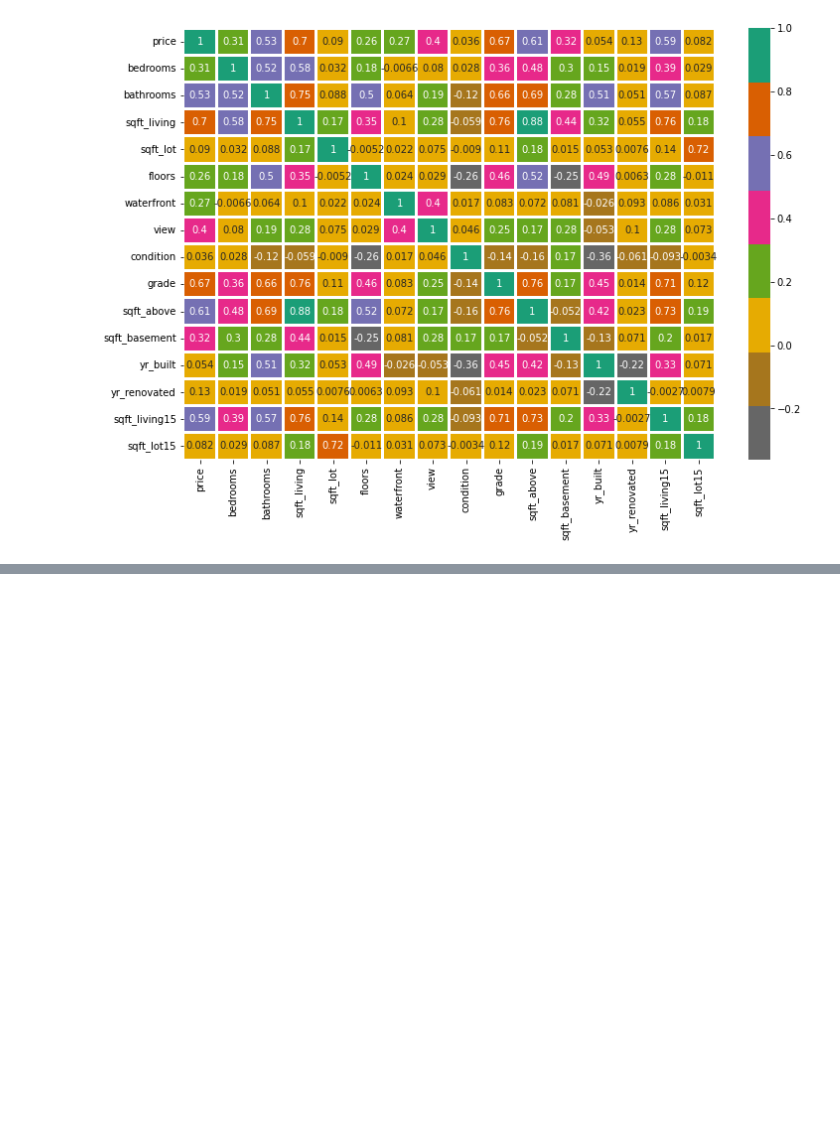
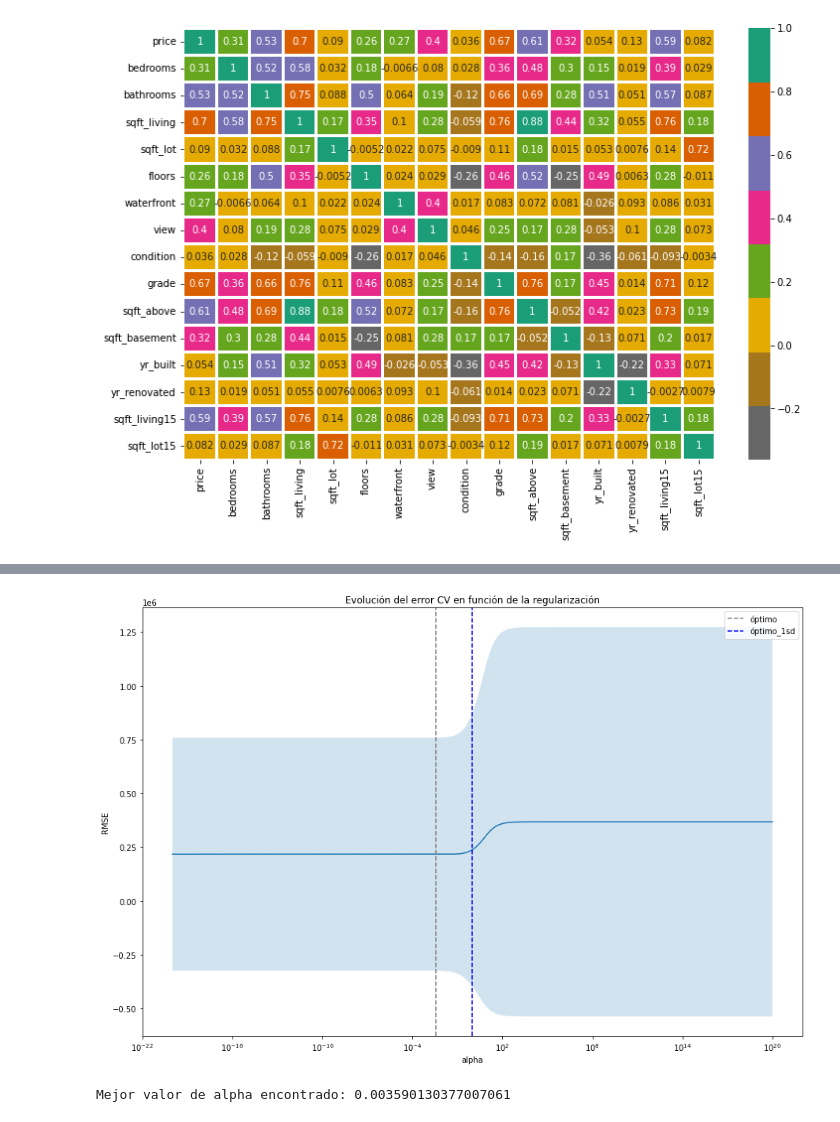
Before and after one commit to PosgradoMNA/actividades-de-aprendizaje-A01793008, a Jupyter notebook: Actividades/TecMty_Regresion_lineal_polinomial_A01793008.ipynb, the cells around one changed output, grey strips where cells are left out. Drawn from its saved outputs; the diff is of its cells as text; code cells hidden in the pictures; blank space fills up the shorter version.

```diff
--- a/Actividades/TecMty_Regresion_lineal_polinomial_A01793008.ipynb
+++ b/Actividades/TecMty_Regresion_lineal_polinomial_A01793008.ipynb
@@ -833,0 +930,50 @@ Tamaño del X_test: (2162, 15)
+# %%
+mse_cv = modelo.cv_values_.reshape((-1, 500)).mean(axis=0)
+mse_sd = modelo.cv_values_.reshape((-1, 500)).std(axis=0)
+
+# Se aplica la raíz cuadrada para pasar de mse a rmse
+rmse_cv = np.sqrt(mse_cv)
+rmse_sd = np.sqrt(mse_sd)
+
+# Se identifica el óptimo y el óptimo + 1std
+min_rmse     = np.min(rmse_cv)
+sd_min_rmse  = rmse_sd[np.argmin(rmse_cv)]
+min_rsme_1sd = np.max(rmse_cv[rmse_cv <= min_rmse + sd_min_rmse])
+optimo       = modelo.alphas[np.argmin(rmse_cv)]
+optimo_1sd   = modelo.alphas[rmse_cv == min_rsme_1sd]
+
+
+# Gráfico del error +- 1 desviación estándar
+fig, ax = plt.subplots(figsize=(15, 10))
+ax.plot(modelo.alphas, rmse_cv)
+ax.fill_between(
+    modelo.alphas,
+    rmse_cv + rmse_sd,
+    rmse_cv - rmse_sd,
+    alpha=0.2
+)
+
+ax.axvline(
+    x         = optimo,
+    c         = "gray",
+    linestyle = '--',
+    label     = 'óptimo'
+)
+
+ax.axvline(
+    x         = optimo_1sd.any(),
+    c         = "blue",
+    linestyle = '--',
+    label     = 'óptimo_1sd'
+)
+ax.set_xscale('log')
+ax.set_title('Evolución del error CV en función de la regularización')
+ax.set_xlabel('alpha')
+ax.set_ylabel('RMSE')
+plt.legend();
+# %% [output]
+[figure, added]
+# %%
+print(f"Mejor valor de alpha encontrado: {modelo.alpha_}")
+# %% [output]
+Mejor valor de alpha encontrado: 0.003590130377007061
```
Also changed, not shown: parts of 43 cells of this notebook.
